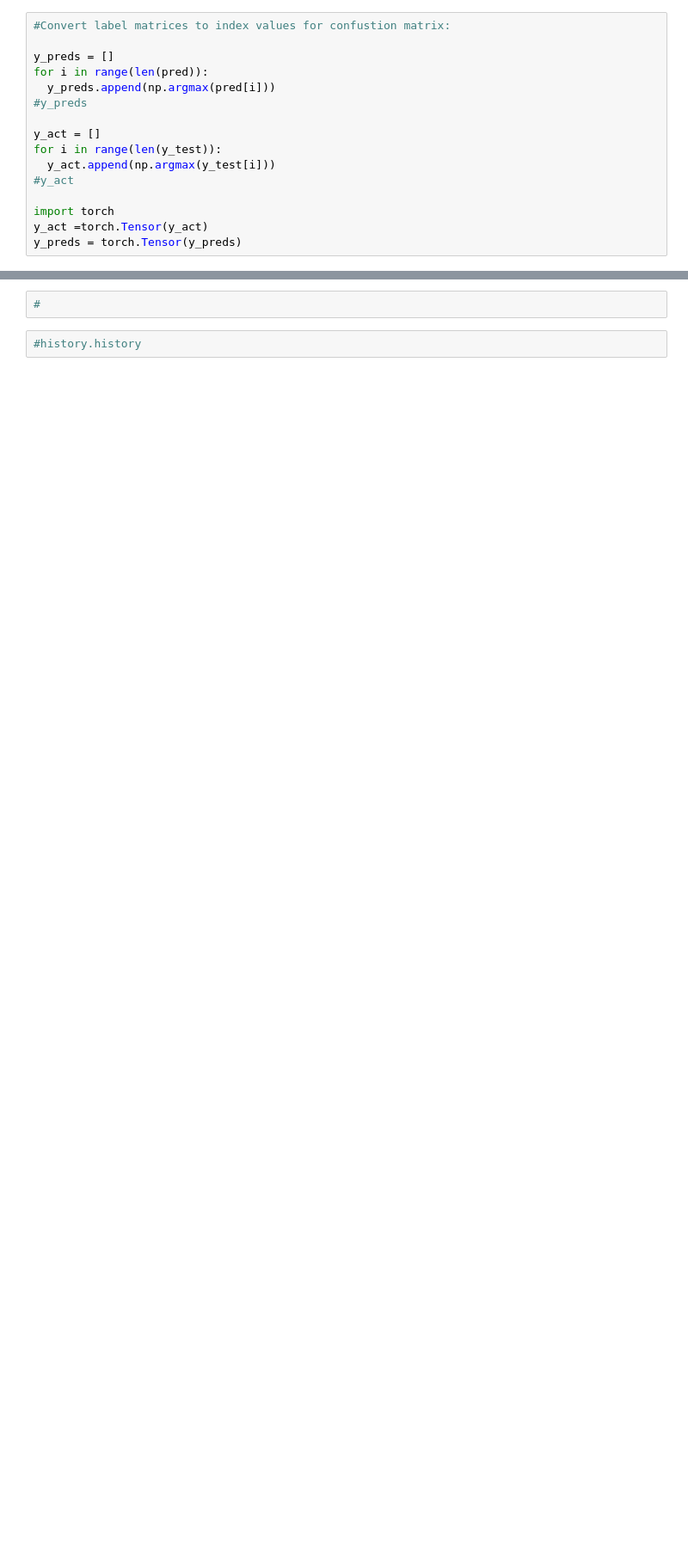
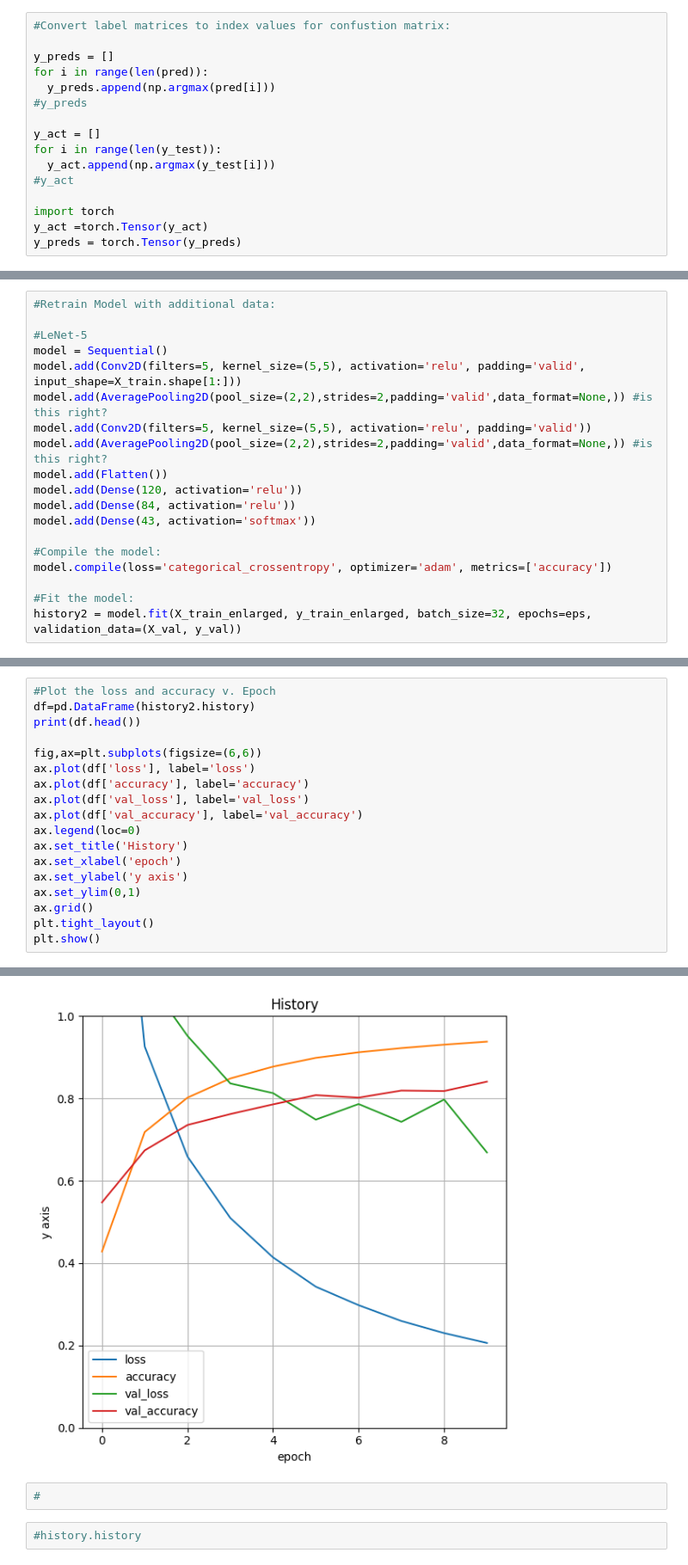
Before and after one commit to guevelel/COMP4449_Image_Classification, a Jupyter notebook: Traffic_Signs_COMP4449.ipynb, the cells around one changed output, grey strips where cells are left out. Shown at 86% size. Drawn from its saved outputs; the diff is of its cells as text; blank space fills up the shorter version.

```diff
--- a/Traffic_Signs_COMP4449.ipynb
+++ b/Traffic_Signs_COMP4449.ipynb
@@ -382,0 +406,19 @@ len(augmented)
+# %%
+#Retrain Model with additional data:
+
+#LeNet-5
+model = Sequential()
+model.add(Conv2D(filters=5, kernel_size=(5,5), activation='relu', padding='valid', input_shape=X_train.shape[1:]))
+model.add(AveragePooling2D(pool_size=(2,2),strides=2,padding='valid',data_format=None,)) #is this right?
+model.add(Conv2D(filters=5, kernel_size=(5,5), activation='relu', padding='valid'))
+model.add(AveragePooling2D(pool_size=(2,2),strides=2,padding='valid',data_format=None,)) #is this right?
+model.add(Flatten())
+model.add(Dense(120, activation='relu'))
+model.add(Dense(84, activation='relu'))
+model.add(Dense(43, activation='softmax'))
+
+#Compile the model:
+model.compile(loss='categorical_crossentropy', optimizer='adam', metrics=['accuracy'])
+
+#Fit the model:
+history2 = model.fit(X_train_enlarged, y_train_enlarged, batch_size=32, epochs=eps, validation_data=(X_val, y_val))
@@ -382,0 +446,19 @@ len(augmented)
+# %%
+#Plot the loss and accuracy v. Epoch
+df=pd.DataFrame(history2.history)
+print(df.head())
+
+fig,ax=plt.subplots(figsize=(6,6))
+ax.plot(df['loss'], label='loss')
+ax.plot(df['accuracy'], label='accuracy')
+ax.plot(df['val_loss'], label='val_loss')
+ax.plot(df['val_accuracy'], label='val_accuracy')
+ax.legend(loc=0)
+ax.set_title('History')
+ax.set_xlabel('epoch')
+ax.set_ylabel('y axis')
+ax.set_ylim(0,1)
+ax.grid()
+plt.tight_layout()
+plt.show()
+# %% [output]
@@ -383,3 +471,4 @@ len(augmented)
+[figure, added]
 # %%
 #
 # %%
```
Also changed, not shown: parts of 16 cells of this notebook.
